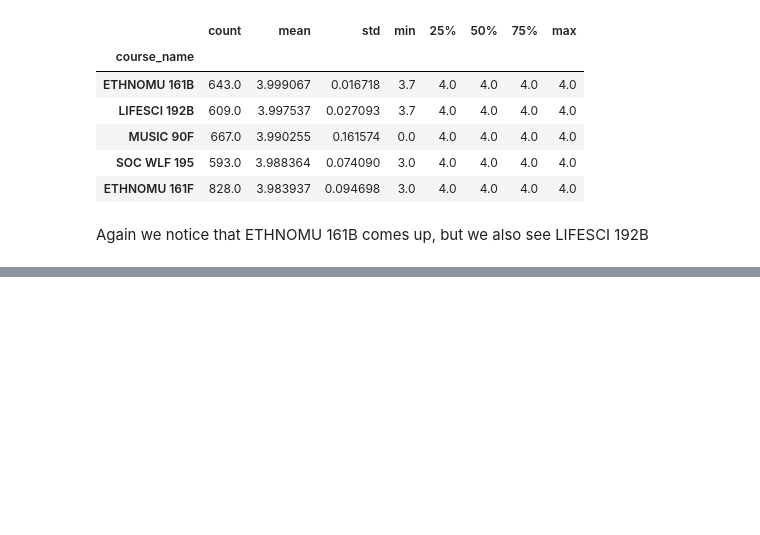
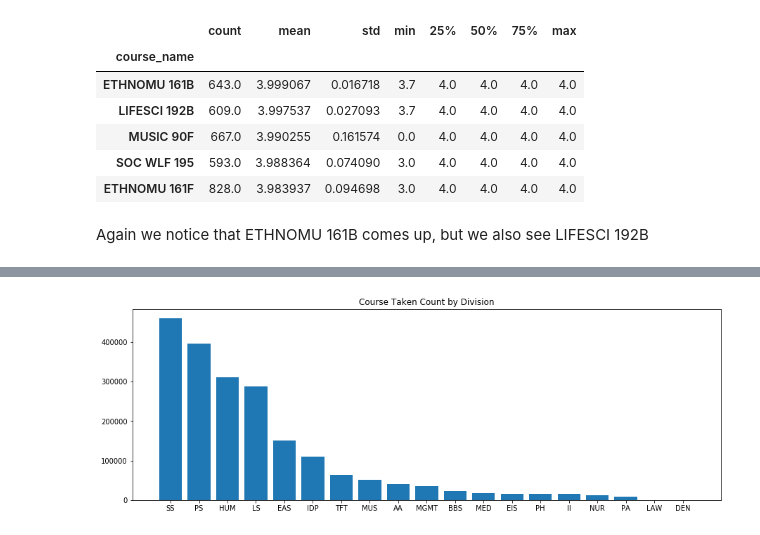
Before and after one commit to kaizersaber/stats131, a Jupyter notebook: Project.ipynb, the cells around one changed output, grey strips where cells are left out. Cells and saved outputs as stored; diff of their text form; code cells hidden in the pictures; blank space fills up the shorter version.

```diff
--- a/Project.ipynb
+++ b/Project.ipynb
@@ -295,0 +653,8 @@ Again we notice that ETHNOMU 161B comes up, but we also see LIFESCI 192B
+# %%
+gpa_by_division = byDivision.sort_values('count', ascending = False)
+plt.figure(figsize=(15,5))
+plt.bar(gpa_by_division.index, gpa_by_division['count'])
+plt.title("Course Taken Count by Division")
+plt.show()
+# %% [output]
+[figure, added]
```
Also changed, not shown: parts of 66 cells of this notebook, 1 other file.
